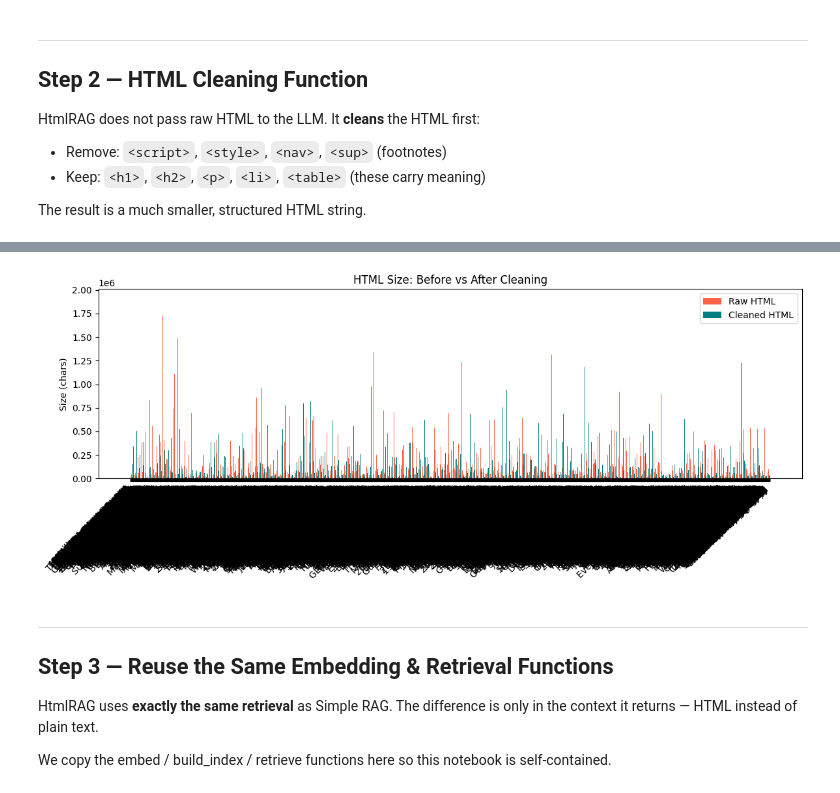
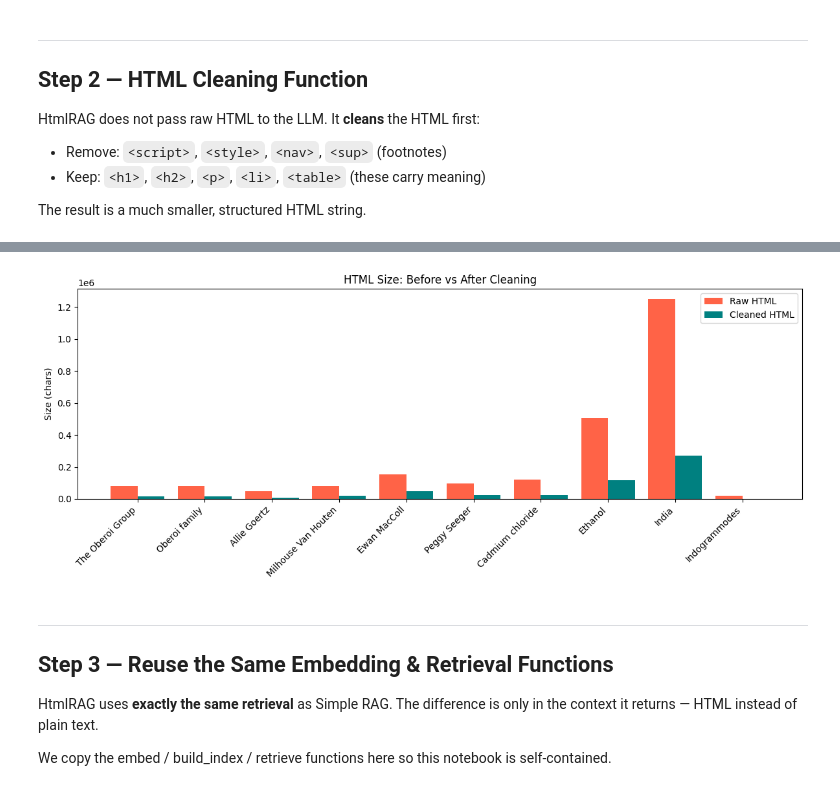
Before and after one commit to roviso/HyperRag, a Jupyter notebook: notebooks/04_htmlrag.ipynb, the cells around one changed output, grey strips where cells are left out. Cells and saved outputs as stored; diff of their text form; code cells hidden in the pictures.

Commit message:
clean up project folder to include only what is needed

```diff
--- a/v2/03_htmlrag.ipynb
+++ b/notebooks/04_htmlrag.ipynb
@@ -16,6 +16,7 @@ HtmlRAG:     query → FAISS → pages → cleaned HTML context
 **Prerequisite:** Run notebooks 01 and 02 first.
 # %%
 import json
+import re
 from pathlib import Path
 from collections import Counter
 
@@ -23,21 +24,21 @@ import faiss
 import numpy as np
 import matplotlib.pyplot as plt
 import matplotlib.patches as mpatches
-from bs4 import BeautifulSoup
+from bs4 import BeautifulSoup, Comment
 from sentence_transformers import SentenceTransformer
 
 # ── Paths ─────────────────────────────────────────────────────────────────────
 if Path('utils.py').exists():
     BASE_DIR = Path('.')
-elif Path('v2/utils.py').exists():
-    BASE_DIR = Path('v2')
+elif Path('notebooks/utils.py').exists():
+    BASE_DIR = Path('notebooks')
 else:
-    raise FileNotFoundError('Run from v2/ or from HyperRAG-M2/')
+    raise FileNotFoundError('Run from notebooks/ or from HyperRAG-M2/')
 
 DATA_DIR = BASE_DIR / 'data'
 
-with open(DATA_DIR / 'corpus_001.json')    as f: corpus    = json.load(f)
-with open(DATA_DIR / 'questions_001.json') as f: questions = json.load(f)
+with open(DATA_DIR / 'final_corpus.json')    as f: corpus    = json.load(f)
+with open(DATA_DIR / 'final_questions.json') as f: questions = json.load(f)
 
 print(f'Corpus    : {len(corpus)} pages')
 print(f'Questions : {len(questions)} questions')
@@ -138,23 +178,23 @@ First 600 chars of cleaned HTML:
 # %%
 # Visualize size reduction for all corpus pages
-raw_sizes     = [len(p['html']) for p in corpus]
-cleaned_sizes = [len(clean_html(p['html'])) for p in corpus]
-titles_short  = [p['title'][:22] for p in corpus]
+raw_sizes     = [len(p['html']) for p in corpus[:10]]
+cleaned_sizes = [len(clean_html(p['html'])) for p in corpus[:10]]
+titles_short  = [p['title'][:22] for p in corpus[:10]]
 
 fig, ax = plt.subplots(figsize=(12, 5))
-x = range(len(corpus))
+x = range(len(corpus[:10]))
 ax.bar([i - 0.2 for i in x], raw_sizes,     0.4, label='Raw HTML',     color='tomato')
 ax.bar([i + 0.2 for i in x], cleaned_sizes, 0.4, label='Cleaned HTML', color='teal')
 ax.set_xticks(list(x))
 ax.set_xticklabels(titles_short, rotation=45, ha='right')
 ax.set_ylabel('Size (chars)')
 ax.set_title('HTML Size: Before vs After Cleaning')
 ax.legend()
 plt.tight_layout()
 plt.savefig(str(DATA_DIR / 'htmlrag_cleaning.png'), dpi=100, bbox_inches='tight')
 plt.show()
 # %% [output]
-[figure, old version]
+[figure, new version]
 # %% [markdown]
 ---
 ## Step 3 — Reuse the Same Embedding & Retrieval Functions
```
Also changed, not shown: parts of 11 cells of this notebook, 59 other files.
